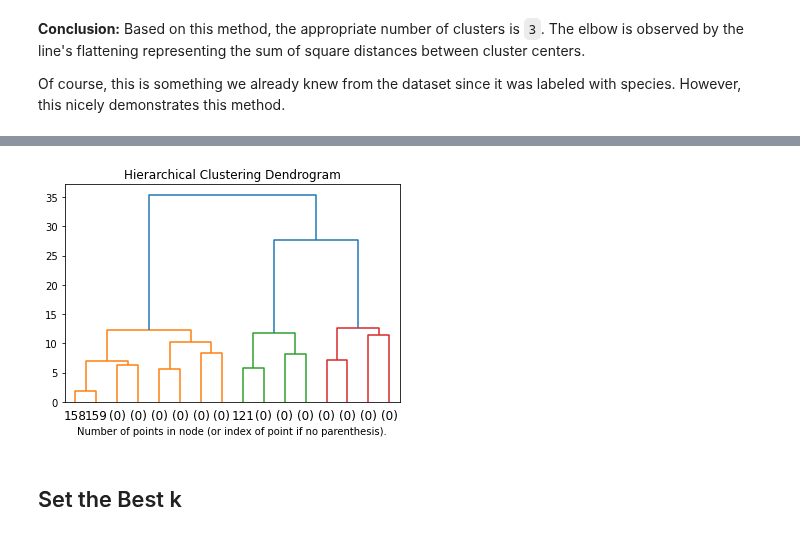
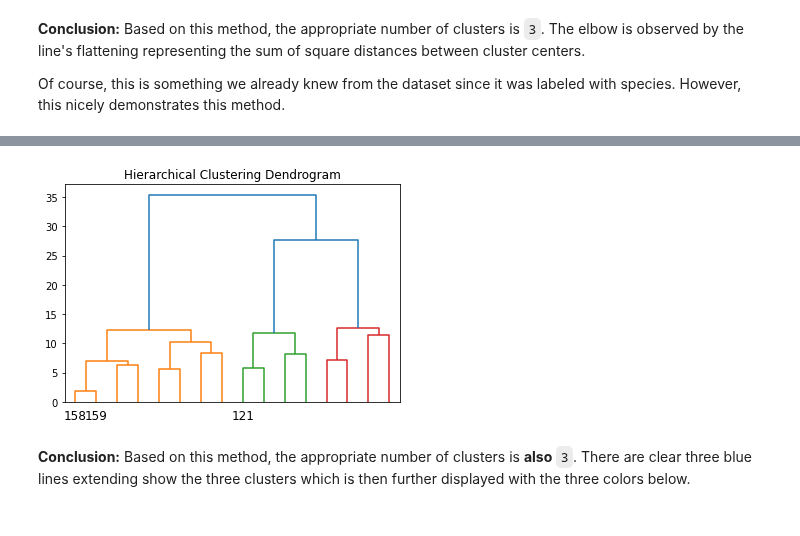
Before and after one commit to broepke/DATA110, a Jupyter notebook: Week 12/DATA110-Week12-broepke-Part-1.ipynb, the cells around one changed output, grey strips where cells are left out. Drawn from its saved outputs; the diff is of its cells as text; code cells hidden in the pictures.

```diff
--- a/Week 12/DATA110-Week12-broepke-Part-1.ipynb
+++ b/Week 12/DATA110-Week12-broepke-Part-1.ipynb
@@ -298,34 +288,33 @@ Of course, this is something we already knew from the dataset since it was label
 # %%
 def plot_dendrogram(model, **kwargs):
     # Create linkage matrix and then plot the dendrogram
     # create the counts of samples under each node
     counts = np.zeros(model.children_.shape[0])
     n_samples = len(model.labels_)
     for i, merge in enumerate(model.children_):
         current_count = 0
         for child_idx in merge:
             if child_idx < n_samples:
                 current_count += 1 # leaf node
         else:
             current_count += counts[child_idx - n_samples]
     counts[i] = current_count
 
     linkage_matrix = np.column_stack([model.children_, model.distances_,counts]).astype(float)
 
     # Plot the corresponding dendrogram
     dendrogram(linkage_matrix, **kwargs)
 
 X = data
 
 # setting distance_threshold=0 ensures we compute the full tree.
 model = AgglomerativeClustering(distance_threshold=0, n_clusters=None)
 model = model.fit(X)
 plt.title('Hierarchical Clustering Dendrogram')
 # plot the top three levels of the dendrogram
-plot_dendrogram(model, truncate_mode='level', p=3, show_leaf_counts=True)
-plt.xlabel("Number of points in node (or index of point if no parenthesis).")
+plot_dendrogram(model, truncate_mode='level', p=3, show_leaf_counts=False)
 plt.show();
 # %% [output]
-[figure, old version]
+[figure, new version]
-# %% [markdown]
-## Set the Best k
+# %% [markdown]
+**Conclusion:** Based on this method, the appropriate number of clusters is **also** `3`. There are clear three blue lines extending show the three clusters which is then further displayed with the three colors below.
```
Also changed, not shown: parts of 27 cells of this notebook, 5 other files.
